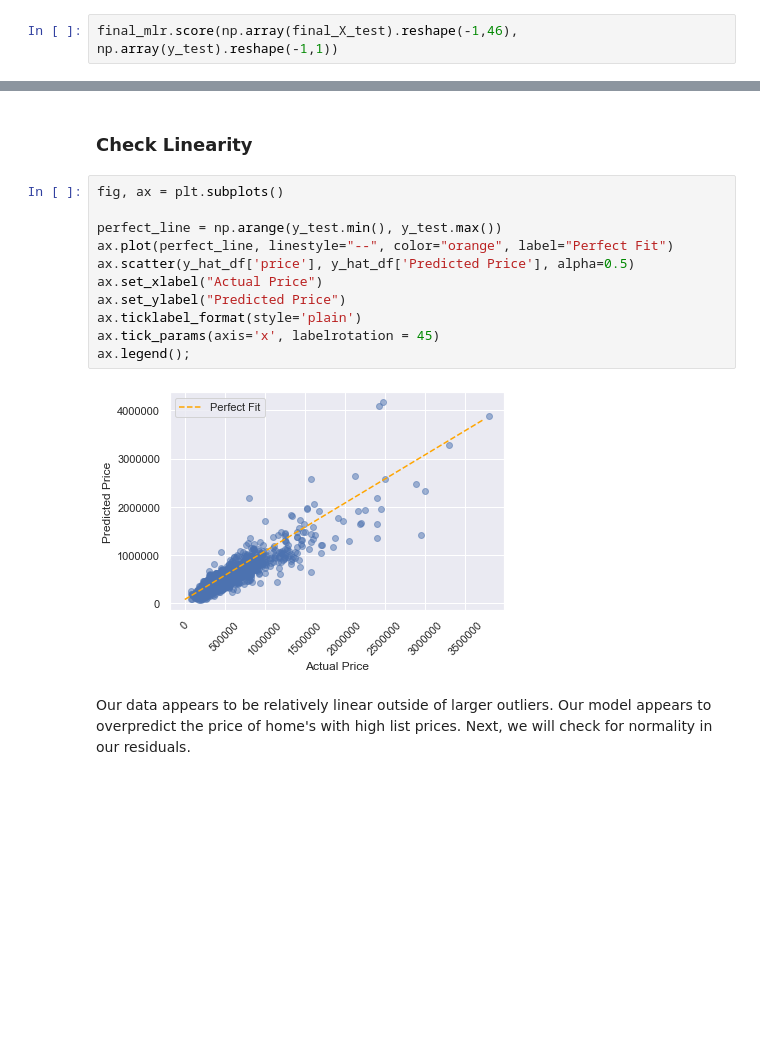
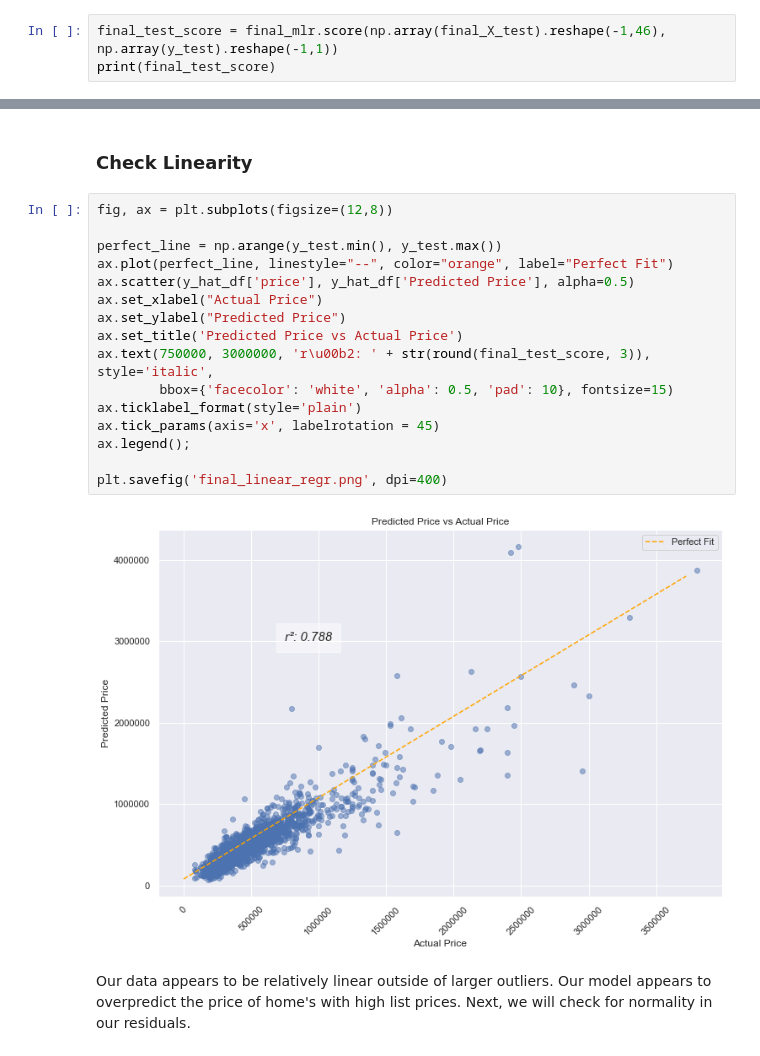
Before and after one commit to zpollats/p2_project_group4, a Jupyter notebook: KC_Housing_Final_Notebook.ipynb, the cells around one changed output, grey strips where cells are left out. Cells and saved outputs as stored; diff of their text form; blank space fills up the shorter version.

```diff
--- a/KC_Housing_Final_Notebook.ipynb
+++ b/KC_Housing_Final_Notebook.ipynb
@@ -1204,6 +1247,7 @@ final_mlr.score(np.array(final_X_train).reshape(-1,46), np.array(y_train).reshap
 # %% [output]
 0.8077554167797356
 # %%
-final_mlr.score(np.array(final_X_test).reshape(-1,46), np.array(y_test).reshape(-1,1))
+final_test_score = final_mlr.score(np.array(final_X_test).reshape(-1,46), np.array(y_test).reshape(-1,1))
+print(final_test_score)
 # %% [output]
 0.7875284211693333
@@ -1233,18 +1304,23 @@ y_hat_df.head()
 # %% [markdown]
 ### Check Linearity
 # %%
-fig, ax = plt.subplots()
+fig, ax = plt.subplots(figsize=(12,8))
 
 perfect_line = np.arange(y_test.min(), y_test.max())
 ax.plot(perfect_line, linestyle="--", color="orange", label="Perfect Fit")
 ax.scatter(y_hat_df['price'], y_hat_df['Predicted Price'], alpha=0.5)
 ax.set_xlabel("Actual Price")
 ax.set_ylabel("Predicted Price")
+ax.set_title('Predicted Price vs Actual Price')
+ax.text(750000, 3000000, 'r\u00b2: ' + str(round(final_test_score, 3)), style='italic',
+        bbox={'facecolor': 'white', 'alpha': 0.5, 'pad': 10}, fontsize=15)
 ax.ticklabel_format(style='plain')
 ax.tick_params(axis='x', labelrotation = 45)
 ax.legend();
+
+plt.savefig('final_linear_regr.png', dpi=400)
 # %% [output]
-[figure, old version]
+[figure, new version]
 # %% [markdown]
 Our data appears to be relatively linear outside of larger outliers. Our model appears to overpredict the price of home's with high list prices. Next, we will check for normality in our residuals.
 # %% [markdown]
```
Also changed, not shown: parts of 30 cells of this notebook, 2 other files.
